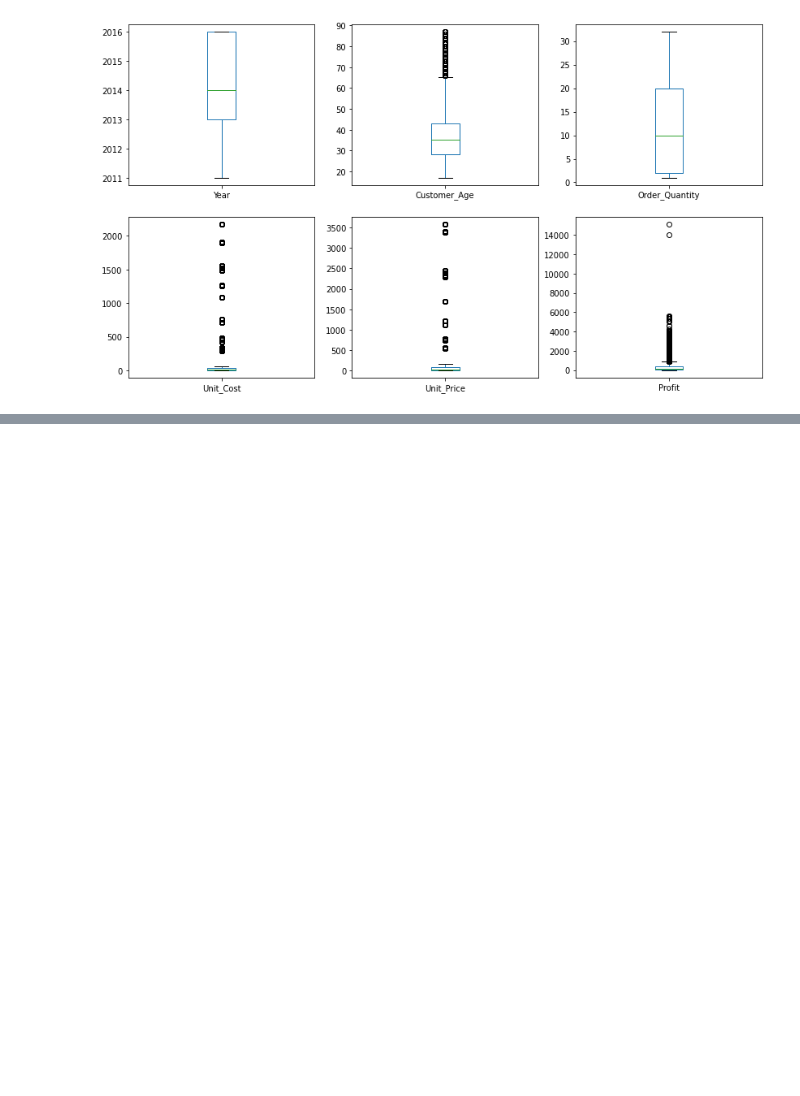
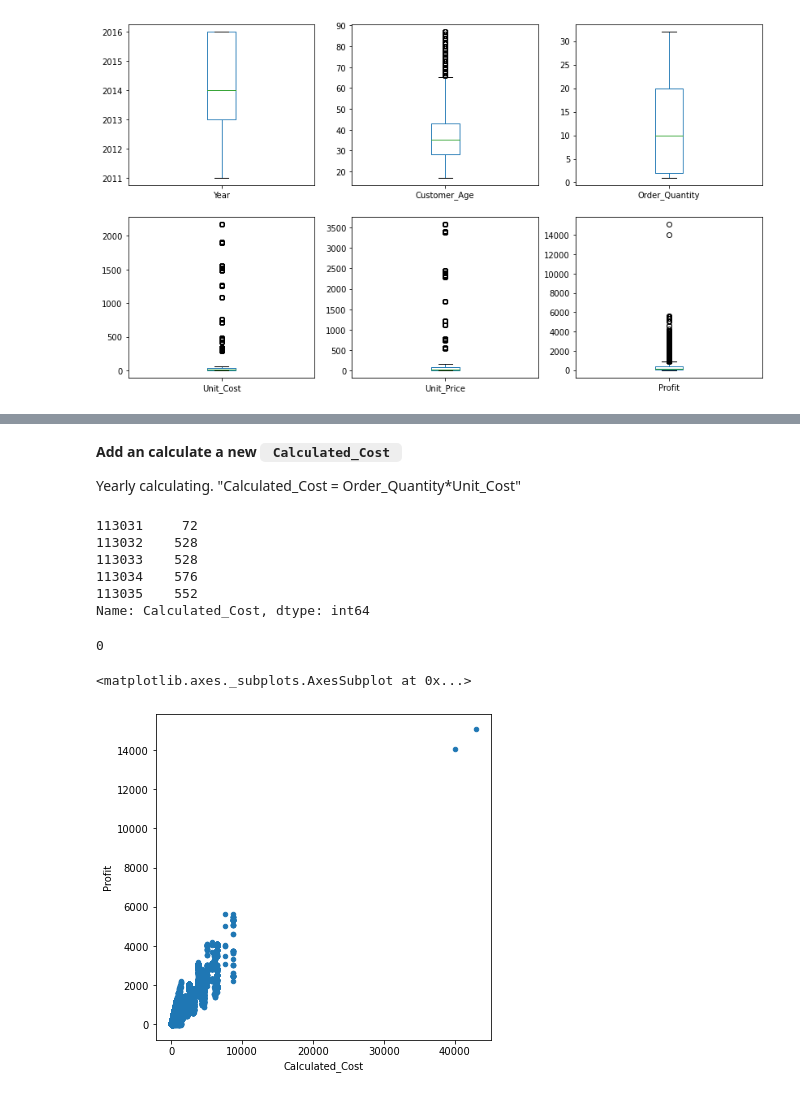
Before and after one commit to umutlion/Data_Analysis_Projects, a Jupyter notebook: First Project.ipynb, the cells around one changed output, grey strips where cells are left out. Drawn from its saved outputs; the diff is of its cells as text; code cells hidden in the pictures; blank space fills up the shorter version.

```diff
--- a/First Project.ipynb
+++ b/First Project.ipynb
@@ -184,0 +220,24 @@ dtype: object
+# %% [markdown]
+**Add an calculate a new <code> Calculated_Cost </code>**
+
+Yearly calculating. "Calculated_Cost = Order_Quantity*Unit_Cost"
+# %%
+sales['Calculated_Cost'] = sales['Order_Quantity'] * sales['Unit_Cost']
+
+sales['Calculated_Cost'].head()
+# %% [output]
+113031     72
+113032    528
+113033    528
+113034    576
+113035    552
+Name: Calculated_Cost, dtype: int64
+# %%
+(sales['Calculated_Cost'] != sales['Cost']).sum()
+# %% [output]
+0
+# %%
+sales.plot(kind='scatter', x='Calculated_Cost', y='Profit', figsize=(6,6))
+# %% [output]
+<matplotlib.axes._subplots.AxesSubplot at 0x...>
+[figure, added]
```
Also changed, not shown: parts of 21 cells of this notebook.
